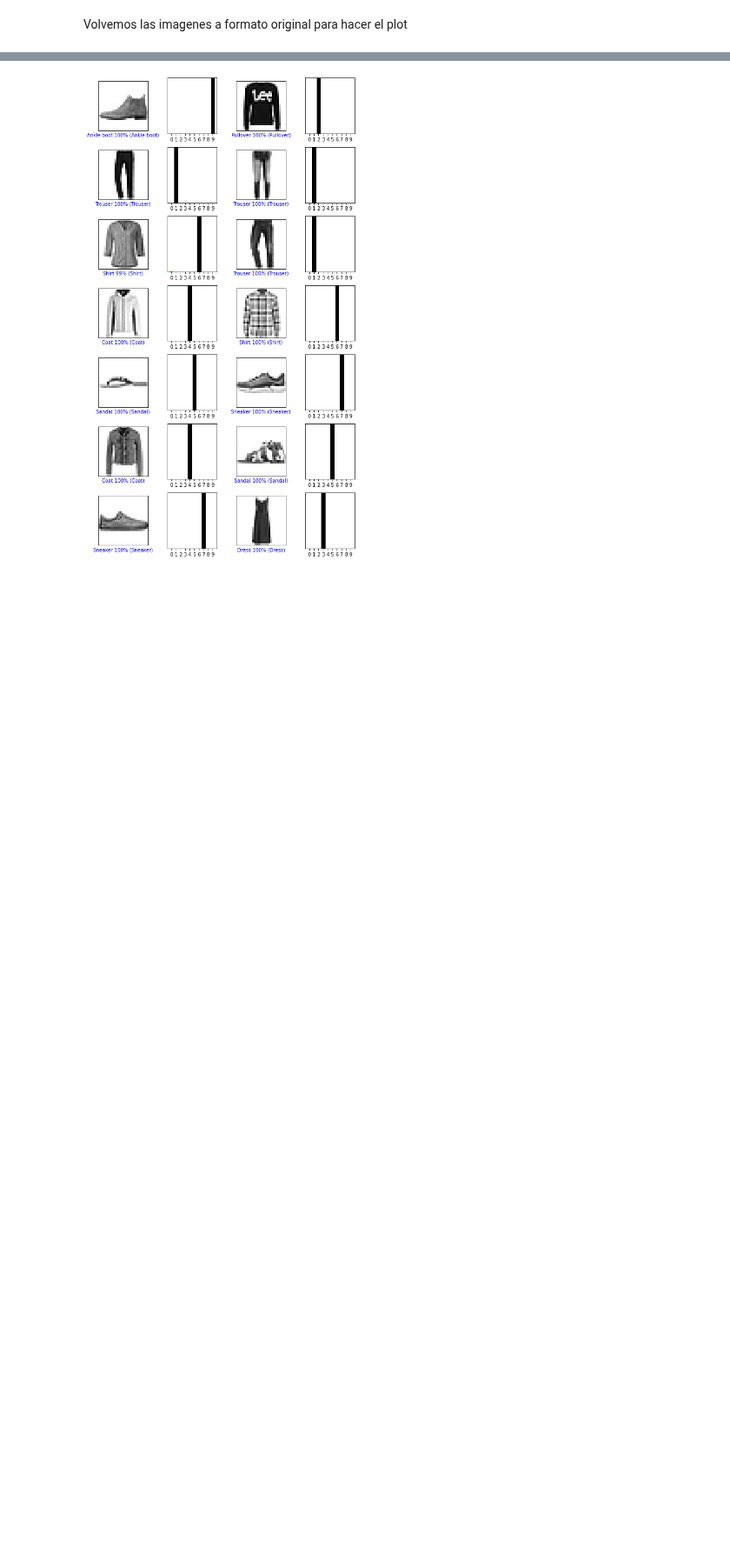
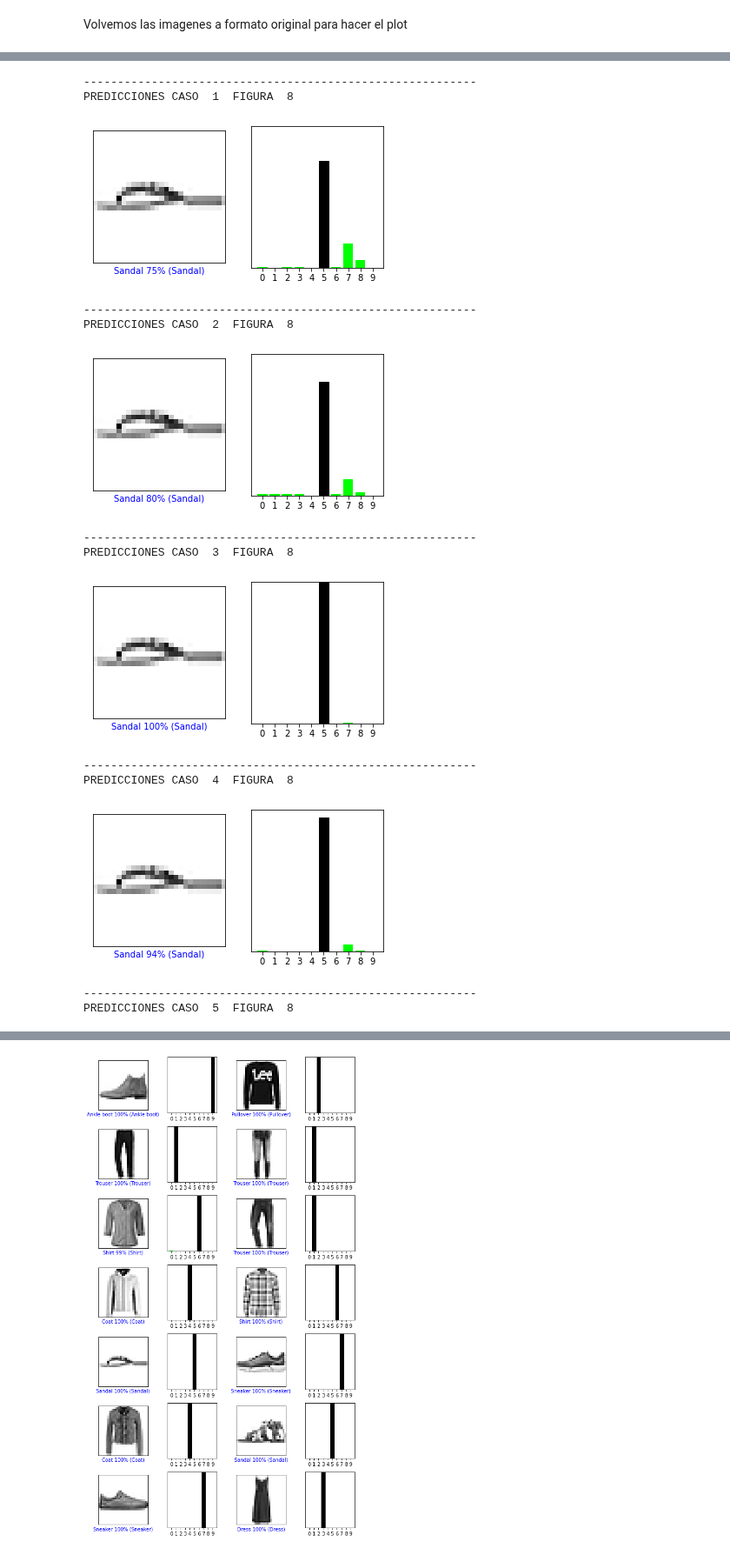
Before and after one commit to carlosemiliorabazo/deepLearning, a Jupyter notebook: P2 AA Redes Neuronas Convolucionales_SOLUCION.ipynb, the cells around one changed output, grey strips where cells are left out. Shown at 87% size. Cells and saved outputs as stored; diff of their text form; code cells hidden in the pictures; blank space fills up the shorter version.

```diff
--- a/P2 AA Redes Neuronas Convolucionales_SOLUCION.ipynb
+++ b/P2 AA Redes Neuronas Convolucionales_SOLUCION.ipynb
@@ -432,0 +483,17 @@ test_images = test_images.reshape((10000, 28, 28))
+# %%
+prediccion_un_caso(8)
+# %% [output]
+----------------------------------------------------------
+PREDICCIONES CASO  1  FIGURA  8
+[figure, added]
+----------------------------------------------------------
+PREDICCIONES CASO  2  FIGURA  8
+[figure, added]
+----------------------------------------------------------
+PREDICCIONES CASO  3  FIGURA  8
+[figure, added]
+----------------------------------------------------------
+PREDICCIONES CASO  4  FIGURA  8
+[figure, added]
+----------------------------------------------------------
+PREDICCIONES CASO  5  FIGURA  8
```
Also changed, not shown: parts of 31 cells of this notebook.
